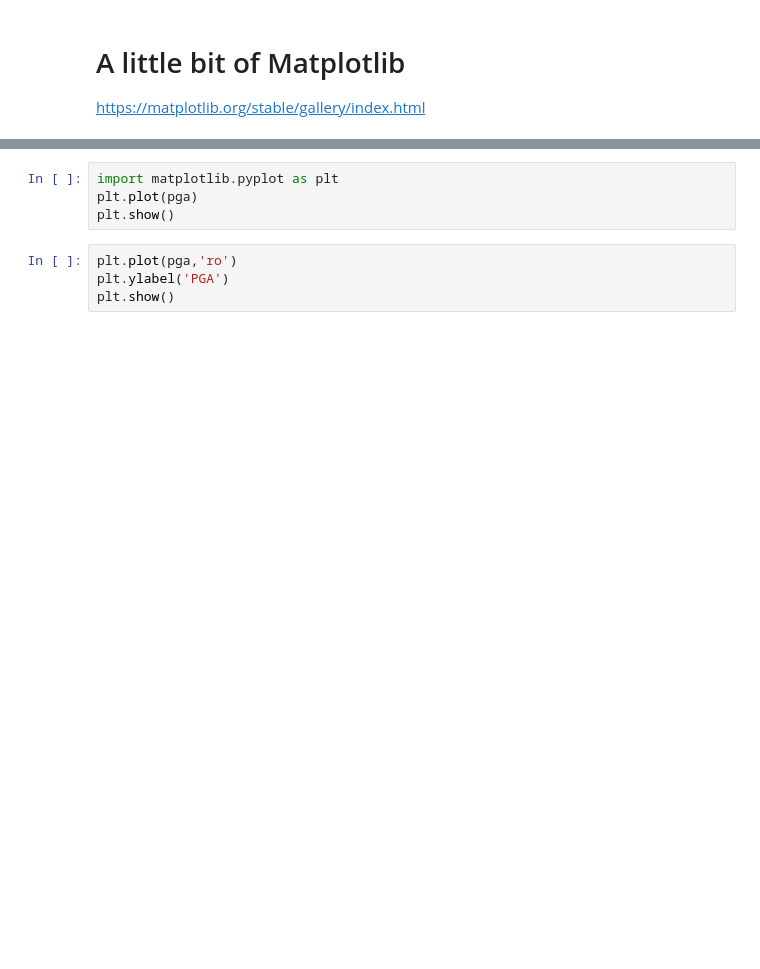
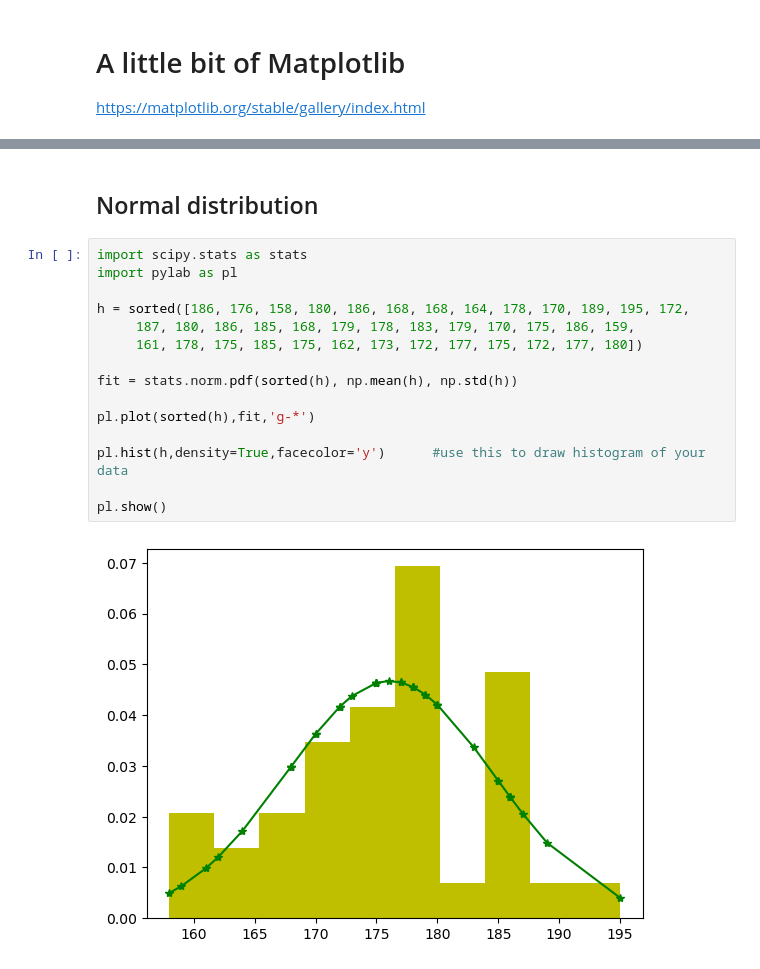
Before and after one commit to sungeunbae/python_tutorial, a Jupyter notebook: QuakeCoRE Python Workshop.ipynb, the cells around one changed output, grey strips where cells are left out. Drawn from its saved outputs; the diff is of its cells as text; blank space fills up the shorter version.

```diff
--- a/QuakeCoRE Python Workshop.ipynb
+++ b/QuakeCoRE Python Workshop.ipynb
@@ -368,9 +505,20 @@ https://matplotlib.org/stable/gallery/index.html
+# %% [markdown]
+## Normal distribution
 # %%
-import matplotlib.pyplot as plt
-plt.plot(pga)
-plt.show()
+import scipy.stats as stats
+import pylab as pl
+
+h = sorted([186, 176, 158, 180, 186, 168, 168, 164, 178, 170, 189, 195, 172,
+     187, 180, 186, 185, 168, 179, 178, 183, 179, 170, 175, 186, 159,
+     161, 178, 175, 185, 175, 162, 173, 172, 177, 175, 172, 177, 180])
+
+fit = stats.norm.pdf(sorted(h), np.mean(h), np.std(h))
+
+pl.plot(sorted(h),fit,'g-*')
+
+pl.hist(h,density=True,facecolor='y')      #use this to draw histogram of your data
+
+pl.show()
+# %% [output]
+[figure, added]
-# %%
-plt.plot(pga,'ro')
-plt.ylabel('PGA')
-plt.show()
 # %%
```
Also changed, not shown: parts of 62 cells of this notebook, 1 other file.
